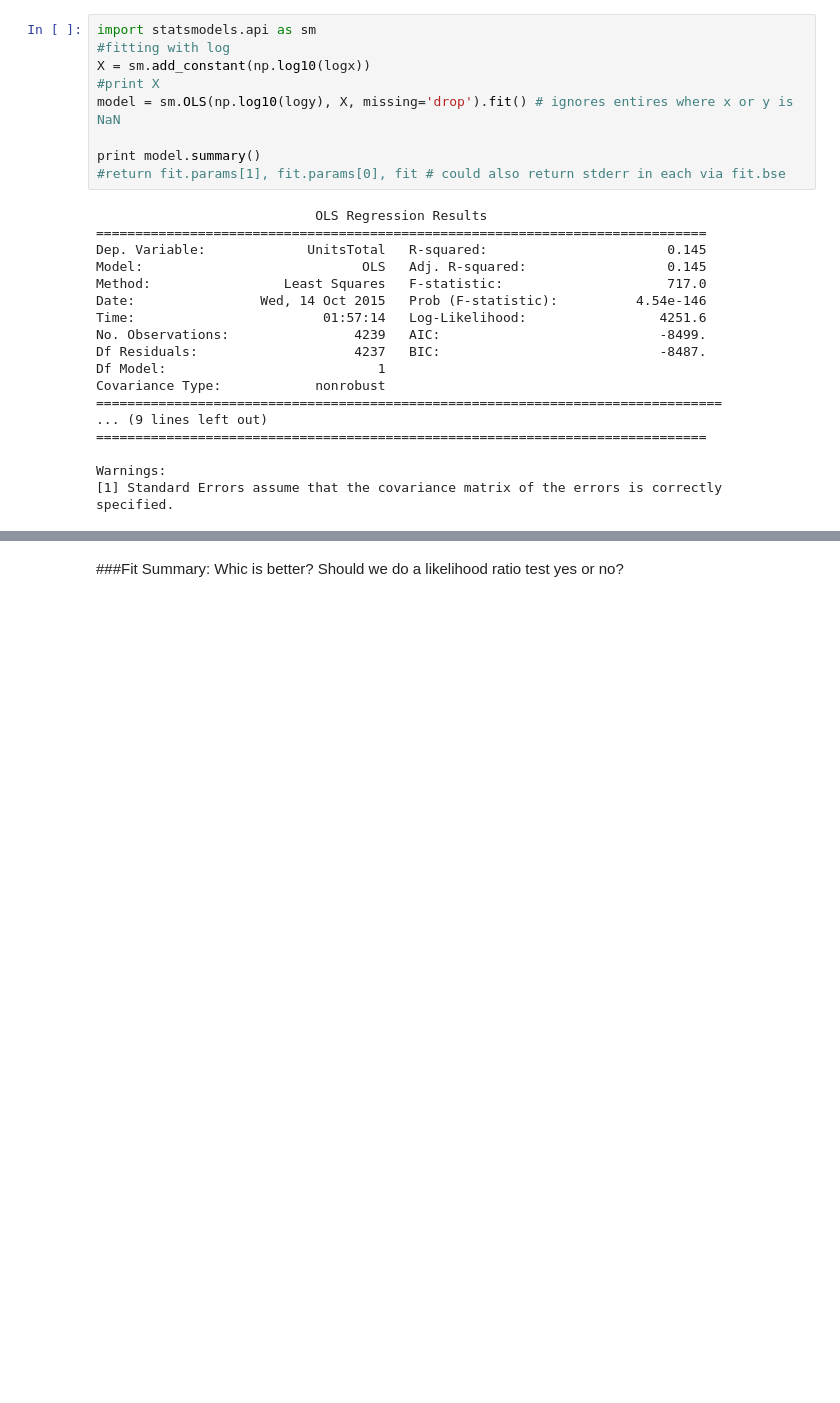
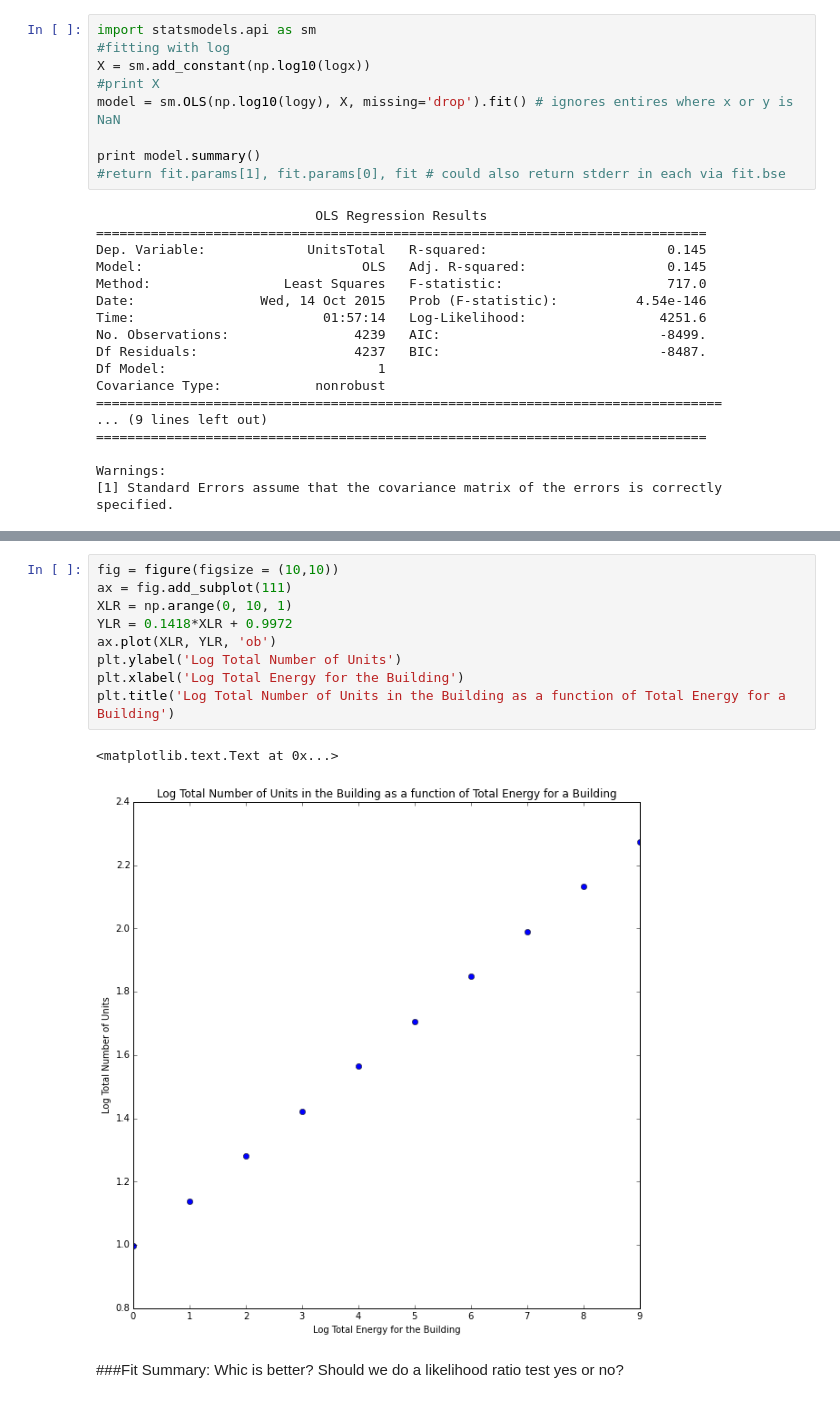
Before and after one commit to maryooh/PUI2015_mortiz, a Jupyter notebook: HW5/HW5- Assigment 1, energy use based on no. of units.ipynb, the cells around one changed output, grey strips where cells are left out. Drawn from its saved outputs; the diff is of its cells as text; blank space fills up the shorter version.

```diff
--- a/HW5/HW5- Assigment 1, energy use based on no. of units.ipynb
+++ b/HW5/HW5- Assigment 1, energy use based on no. of units.ipynb
@@ -406,3 +325,15 @@ Warnings:
+# %%
+fig = figure(figsize = (10,10))
+ax = fig.add_subplot(111)
+XLR = np.arange(0, 10, 1)
+YLR = 0.1418*XLR + 0.9972
+ax.plot(XLR, YLR, 'ob')
+plt.ylabel('Log Total Number of Units')
+plt.xlabel('Log Total Energy for the Building')
+plt.title('Log Total Number of Units in the Building as a function of Total Energy for a Building')
+# %% [output]
+<matplotlib.text.Text at 0x...>
+[figure, added]
 # %% [markdown]
 ###Fit Summary: Whic is better? Should we do a likelihood ratio test yes or no?
 # %%
```
Also changed, not shown: parts of 14 cells of this notebook.
